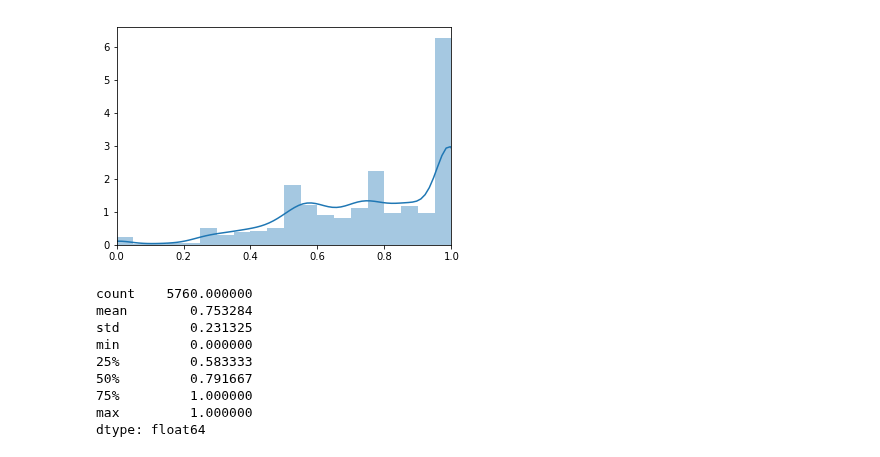
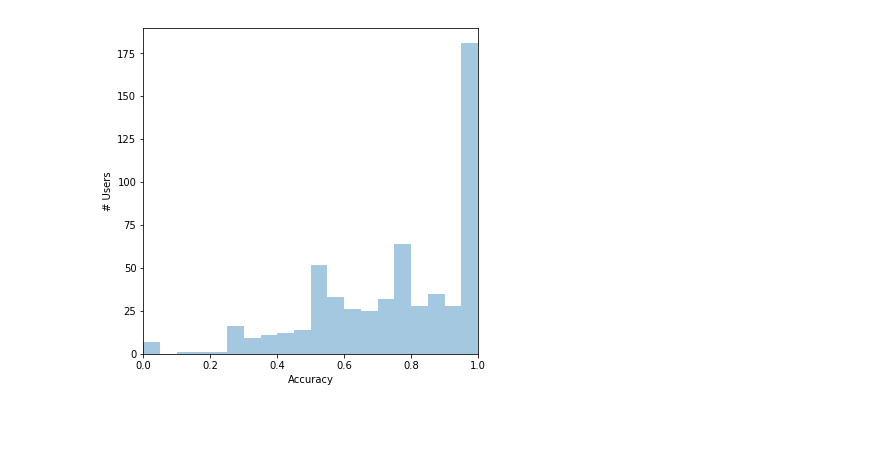
Before and after one commit to leopiney/tscf, a Jupyter notebook: evaluation-results-temp-files.ipynb, the cells around one changed output. Saved outputs shown, nothing was run; the diff lists cells and outputs as text; code cells hidden in the pictures; blank space fills up the shorter version.

```diff
--- a/evaluation-results-temp-files.ipynb
+++ b/evaluation-results-temp-files.ipynb
@@ -32,21 +35,14 @@ import seaborn as sns
 # %%
-map_accuracy_results = np.concatenate([analysis[i][2] / 24 for i in range(0, 10)])
-ax = sns.distplot(
+fig, ax = plt.subplots(figsize=(6, 6))
+map_accuracy_results = analysis[0][2] / 24
+sns.distplot(
     pd.Series(map_accuracy_results),
-    bins=np.arange(0, 1.01, 0.05)
+    bins=np.arange(0, 1.01, 0.05),
+    kde=False,
+    ax=ax,
 )
 ax.set(xlim=(0, 1));
+ax.set(xlabel='Accuracy', ylabel='# Users')
+plt.savefig(f'./accuracy_dist_random_direction_u_576_t_16_v_(0.01, 0.01).png', dpi=300)
 # %% [output]
-[figure, old version]
+[figure, new version]
-# %%
-pd.Series(np.concatenate([analysis[i][2] / 24 for i in range(0, 10)])).describe()
-# %% [output]
-count    5760.000000
-mean        0.753284
-std         0.231325
-min         0.000000
-25%         0.583333
-50%         0.791667
-75%         1.000000
-max         1.000000
-dtype: float64
```
Also changed, not shown: parts of 8 cells of this notebook, 17 other files.
